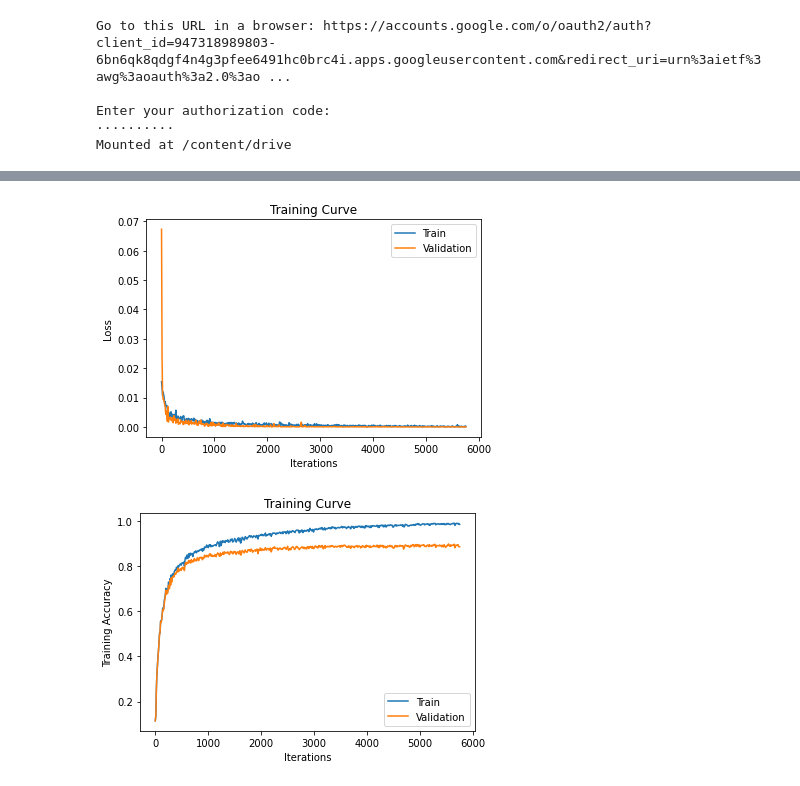
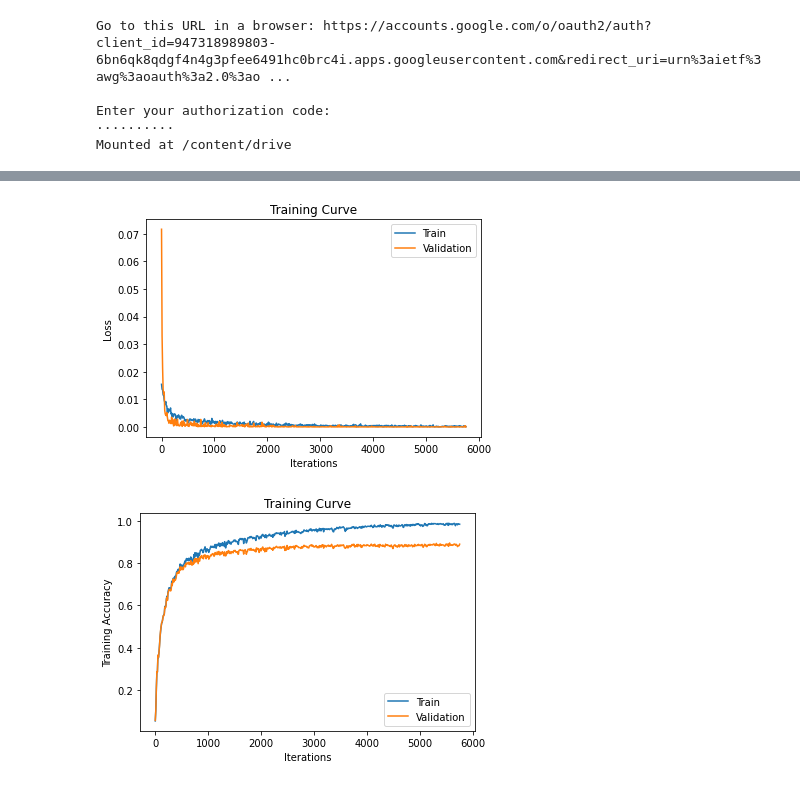
Before and after one commit to carsonljc/APS360-Project, a Jupyter notebook: project.ipynb, the cells around one changed output, grey strips where cells are left out. Drawn from its saved outputs; the diff is of its cells as text; code cells hidden in the pictures.

```diff
--- a/project.ipynb
+++ b/project.ipynb
@@ -674,6 +533,26 @@ class TransferNet(nn.Module):
         x = F.relu(self.fc1(x))
         x = self.fc2(x)
         return x
+# %%
+# NEW MODEL USE THIS ONE
+class SignClassifierNet(nn.Module):
+    def __init__(self):
+        super(SignClassifierNet, self).__init__()
+        self.name = "SignClassifier"
+        self.conv1 = nn.Conv2d(256, 256, 3)
+        self.conv2 = nn.Conv2d(256, 256, 3)
+        self.pool = nn.MaxPool2d(2, 2)
+        self.fc1 = nn.Linear(256 * 2 * 2, 256)
+        self.fc2 = nn.Linear(256, 88)
+
+    def forward(self, x):
+        x = F.leaky_relu(self.conv1(x))
+        x = F.leaky_relu(self.conv2(x))
+        #print (x.shape)
+        x = x.view(-1, 256 * 2 * 2)
+        x = F.leaky_relu(self.fc1(x))
+        x = self.fc2(x)
+        return x
 # %%
 def get_model_name(name, epoch):
 
@@ -805,8 +684,8 @@ Enter your authorization code:
 Mounted at /content/drive
 # %%
 #ENTER YOURFOLDER HERE!
-%cd /content/drive/'My Drive'/APS360/Project/Transfer_Net
-model = TransferNet()
+%cd /content/drive/'My Drive'/APS360/Project/SignClassifier
+model = SignClassifierNet()
 use_cuda = True
 if use_cuda and torch.cuda.is_available():
   model.cuda()
@@ -822,2 +701,2 @@ Total time elapsed: 453.46 seconds
-[figure, old version]
+[figure, new version]
-[figure, old version]
+[figure, new version]
```
Also changed, not shown: parts of 15 cells of this notebook.
